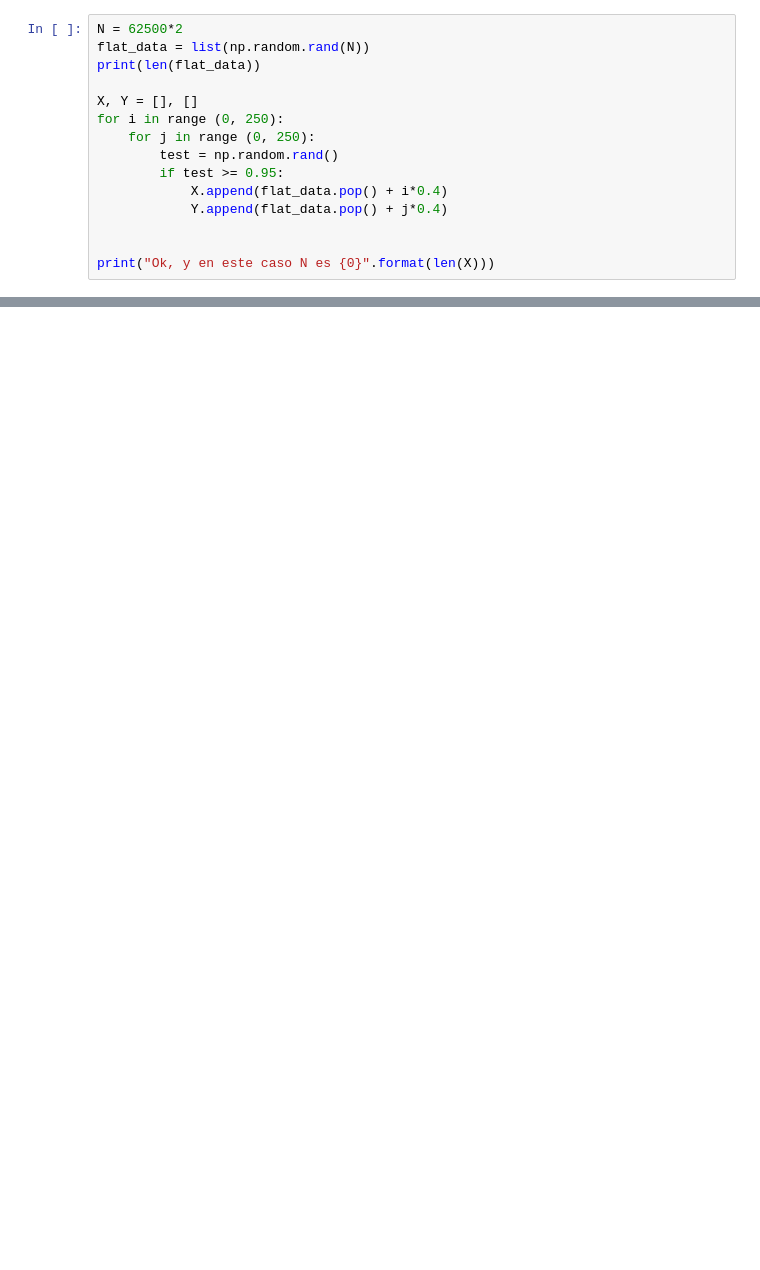
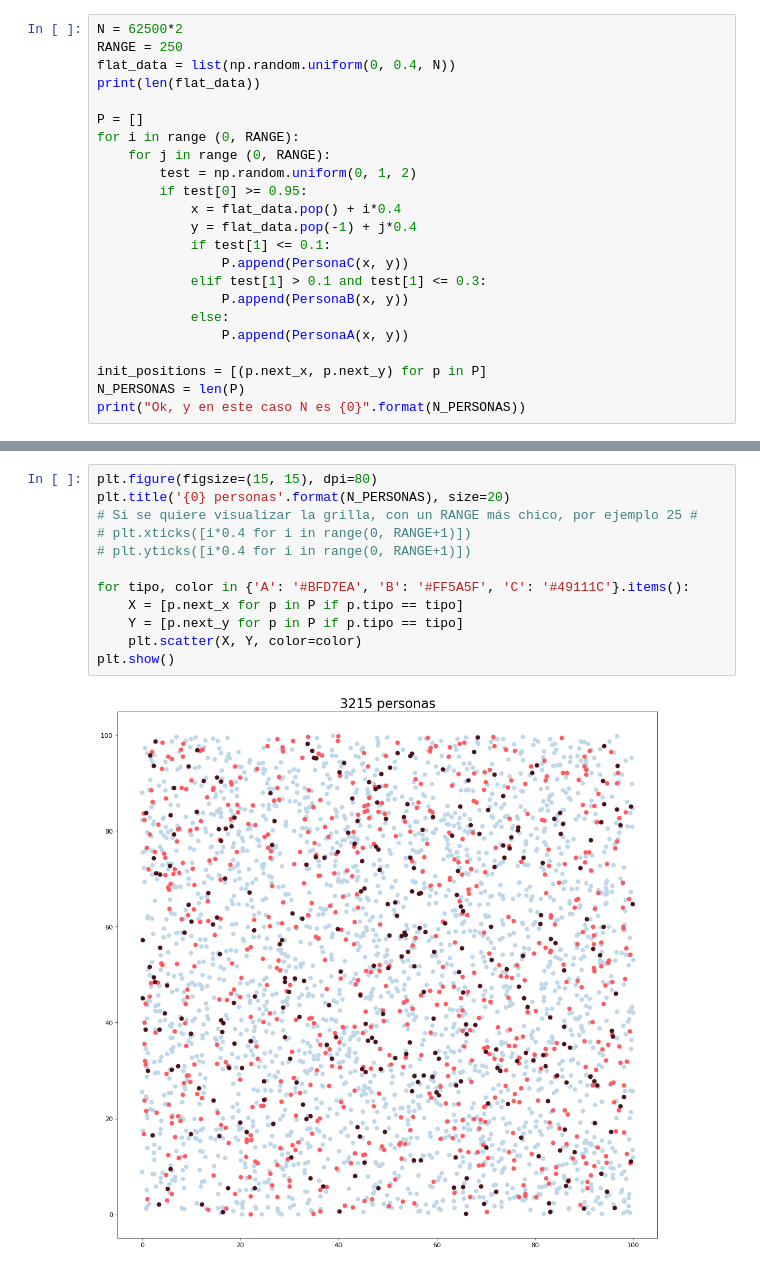
Before and after one commit to nicolaslongo/tp1-simulacion, a Jupyter notebook: Ejercicio 8.ipynb, the cells around one changed output, grey strips where cells are left out. Drawn from its saved outputs; the diff is of its cells as text; blank space fills up the shorter version.

```diff
--- a/Ejercicio 8.ipynb
+++ b/Ejercicio 8.ipynb
@@ -18,17 +131,25 @@ Si hay que modelar una grilla de 100 m x 100 m y cada celda tendrá 0,4 m x 0,4
 # %%
 N = 62500*2
-flat_data = list(np.random.rand(N))
+RANGE = 250
+flat_data = list(np.random.uniform(0, 0.4, N))
 print(len(flat_data))
 
-X, Y = [], []
-for i in range (0, 250):
-    for j in range (0, 250):
-        test = np.random.rand()
-        if test >= 0.95:
-            X.append(flat_data.pop() + i*0.4)
-            Y.append(flat_data.pop() + j*0.4)
+P = []
+for i in range (0, RANGE):
+    for j in range (0, RANGE):
+        test = np.random.uniform(0, 1, 2)
+        if test[0] >= 0.95:
+            x = flat_data.pop() + i*0.4
+            y = flat_data.pop(-1) + j*0.4
+            if test[1] <= 0.1:
+                P.append(PersonaC(x, y))
+            elif test[1] > 0.1 and test[1] <= 0.3:
+                P.append(PersonaB(x, y))
+            else:
+                P.append(PersonaA(x, y))
 
-
-print("Ok, y en este caso N es {0}".format(len(X)))
+init_positions = [(p.next_x, p.next_y) for p in P]
+N_PERSONAS = len(P)
+print("Ok, y en este caso N es {0}".format(N_PERSONAS))
 # %% [output]
 125000
@@ -52,0 +157,14 @@ C - 10 - Se mueve 1 celda cada 4 instantes de tiempo
+# %%
+plt.figure(figsize=(15, 15), dpi=80)
+plt.title('{0} personas'.format(N_PERSONAS), size=20)
+# Si se quiere visualizar la grilla, con un RANGE más chico, por ejemplo 25 #
+# plt.xticks([i*0.4 for i in range(0, RANGE+1)])
+# plt.yticks([i*0.4 for i in range(0, RANGE+1)])
+
+for tipo, color in {'A': '#BFD7EA', 'B': '#FF5A5F', 'C': '#49111C'}.items():
+    X = [p.next_x for p in P if p.tipo == tipo]
+    Y = [p.next_y for p in P if p.tipo == tipo]
+    plt.scatter(X, Y, color=color)
+plt.show()
+# %% [output]
+[figure, added]
```
Also changed, not shown: parts of 17 cells of this notebook, 1 other file.
